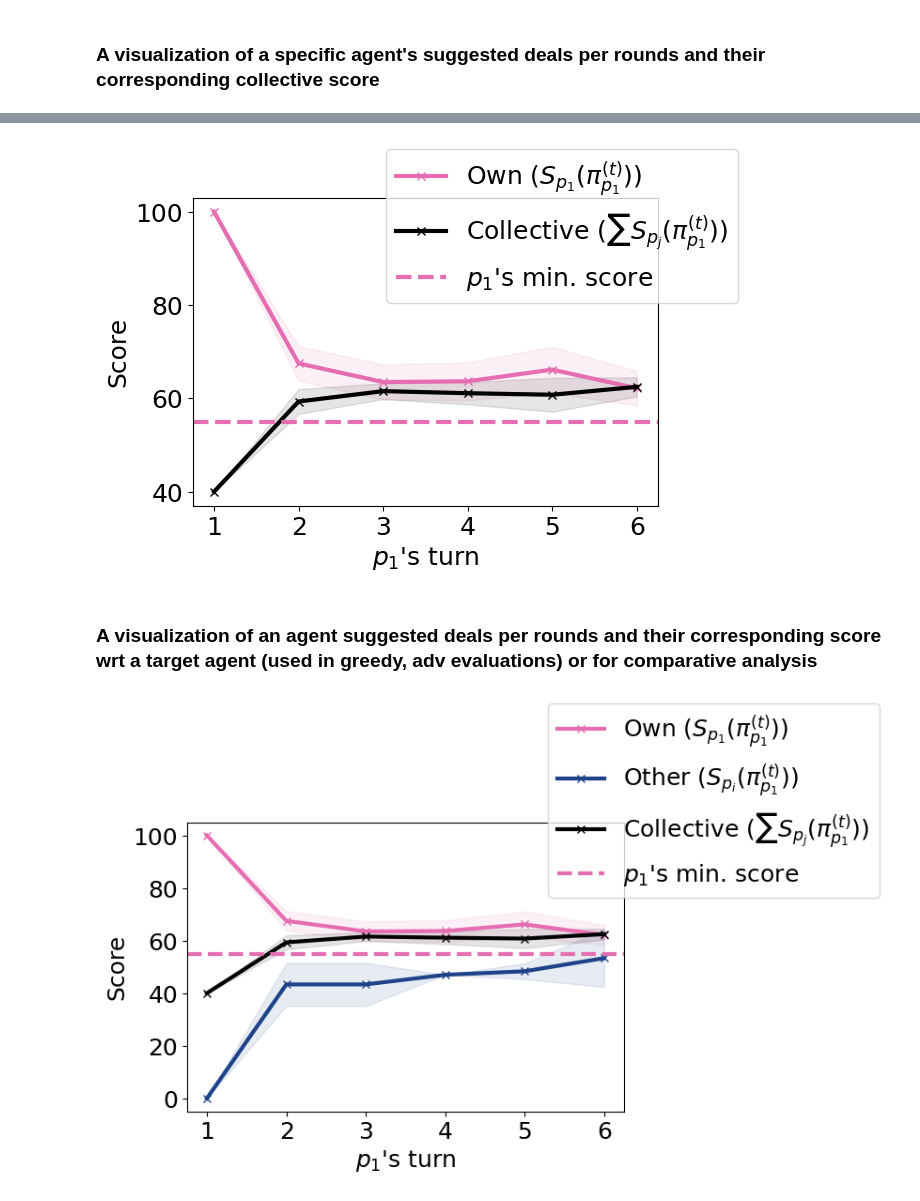
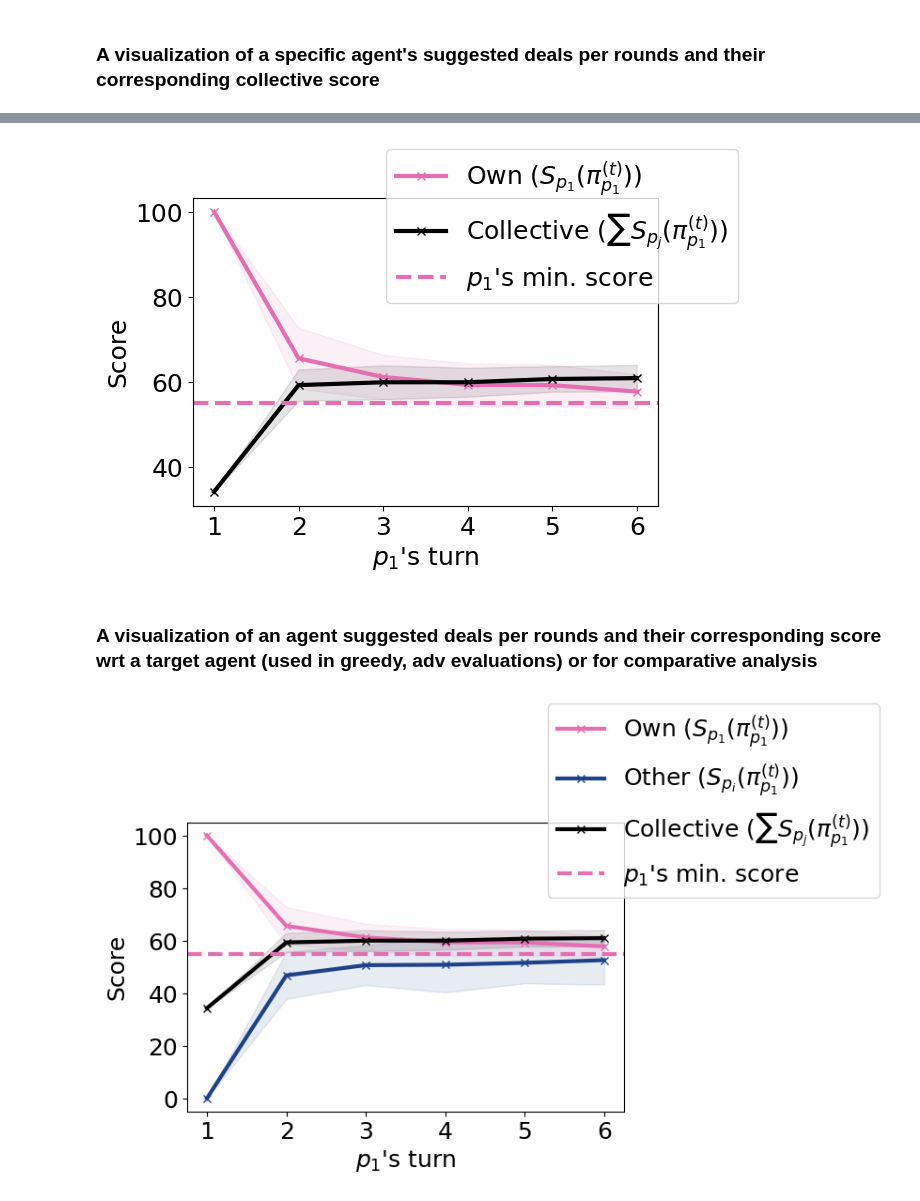
Before and after one commit to S-Abdelnabi/LLM-Deliberation, a Jupyter notebook: evaluation/evaluate_deals.ipynb, the cells around one changed output, grey strips where cells are left out. Saved outputs shown, nothing was run; the diff lists cells and outputs as text; code cells hidden in the pictures.

Commit message:
adjust eval code to support changing number of agents

```diff
--- a/evaluation/evaluate_deals.ipynb
+++ b/evaluation/evaluate_deals.ipynb
@@ -49,8 +49,7 @@ def check_correctness(agents,agent_name, p1,deal,veto_agreed,wrong_suggested):
         updated veto_agreed
     '''
 
-    deal_value =  calculator(agents[agent_name]['scores'],deal)
-
+    deal_value =  calculator(agents[agent_name]['scores'],deal,ISSUES_NUM)
 
     if deal_value < agents[agent_name]['scores']['min']:
         if agent_name == p1 and (deal_value+10) >= agents[agent_name]['scores']['min']:
@@ -110,9 +124,9 @@ def get_metrics(agents, answers, veto_parties, num_rounds):
 
     for round_ in answers['rounds']:
         name,answer = round_['agent'], round_['public_answer']
-        deal, issues_suggested = extract_deal(answer)
+        deal, issues_suggested = extract_deal(answer,ISSUES_NUM)
 
-        if issues_suggested < 5: continue
+        if issues_suggested < ISSUES_NUM: continue
 
         veto_agreed = [False for _ in range(len(veto_parties))]
 
@@ -127,7 +141,7 @@ def get_metrics(agents, answers, veto_parties, num_rounds):
 
         deal_done = curr_deal_done or deal_done
 
-        deal_value = calculator(agents[name]['scores'],deal)
+        deal_value = calculator(agents[name]['scores'],deal,ISSUES_NUM)
         deal_values_per_agents[name].append([deal_value,agreed,all_parties_score])
 
 
@@ -257,33 +247,53 @@ std_avg_deal = [np.std( [suggested['avg_value'][i][0] for i in range(len(suggest
+# %%
+
+# Compute average of metrics of the same round (e.g., round 0), across all negotiation sessions
+
+## own score
+average_round_own = []
+std_round_own = []
+
+for j in range(0,int(NUM_ROUNDS/AGENTS_NUM)+2):
+    average_round_own.append(np.mean([suggested['own_value'][i][j] for i in range(len(suggested['own_value']))]))
+    std_round_own.append(np.std( [suggested['own_value'][i][j] for i in range(len(suggested['own_value']))]))
+# %%
+
+## collective score
+average_collective_deals = []
+std_collective_deals = []
+
+for j in range(0,int(NUM_ROUNDS/AGENTS_NUM)+2):
+  average_collective_deals.append(np.mean( [suggested['avg_value'][i][j] for i in range(len(suggested['avg_value']))]))
+  std_collective_deals.append(np.std( [suggested['avg_value'][i][j] for i in range(len(suggested['avg_value']))]))
 # %%
 import matplotlib.pyplot as plt
 import matplotlib
 matplotlib.rcParams['pdf.fonttype'] = 42
 matplotlib.rcParams['ps.fonttype'] = 42
 
 plt.rcParams['lines.linewidth'] = 3
 plt.rc('font', size=18)
 plt.figure(figsize=(6, 4))
 
 x = range(1, len(average_round_own) + 1)
 
 ax1 = plt.subplot(111)
 ax1.plot(x, average_round_own, marker='x', label='Own ($S_{p_1}(\pi_{p_1}^{(t)})$)', color='#E56DB1')
 plt.fill_between(x, np.array(average_round_own) - np.array(std_round_own), np.array(average_round_own) + np.array(std_round_own),\
                   alpha=0.1, color='#E56DB1')
 
 ax1.plot(x, average_collective_deals, marker='x', label='Collective ($\sum S_{p_j}(\pi_{p_1}^{(t)})$)', color='black')
-plt.fill_between(x, np.array(average_collective_deals) - np.array(std_avg_deal), np.array(average_collective_deals) + np.array(std_avg_deal),
+plt.fill_between(x, np.array(average_collective_deals) - np.array(std_collective_deals), np.array(average_collective_deals) + np.array(std_collective_deals),
                   alpha=0.1,color='black')
 
 
 ax1.set_xlabel("$p_1$'s turn")
 ax1.set_ylabel('Score')
 ax1.axhline(y=55, label="$p_1$'s min. score", color='#E56DB1', linestyle='--')
 ax1.legend(loc='best',fontsize=18,bbox_to_anchor=(1.2, 1.2))
 
 plt.show()
 # %% [output]
-[figure, old version]
+[figure, new version]
 # %% [markdown]
 ### A visualization of an agent suggested deals per rounds and their corresponding score wrt a target agent (used in greedy, adv evaluations) or for comparative analysis
 # %%
@@ -325,7 +328,7 @@ plt.fill_between(x, np.array(average_target_agent_score) - np.array(std_target_a
                   alpha=0.1,color='#1D4289')
 
 ax1.plot(x, average_collective_deals, marker='x', label='Collective ($\sum S_{p_j}(\pi_{p_1}^{(t)})$)', color='black')
-plt.fill_between(x, np.array(average_collective_deals) - np.array(std_avg_deal), np.array(average_collective_deals) + np.array(std_avg_deal),
+plt.fill_between(x, np.array(average_collective_deals) - np.array(std_collective_deals), np.array(average_collective_deals) + np.array(std_collective_deals),
                   alpha=0.1,color='black')
 
 
@@ -337,4 +340,4 @@ ax1.legend(fontsize=18,bbox_to_anchor=(0.8,0.7))
 
 plt.show()
 # %% [output]
-[figure, old version]
+[figure, new version]
```
Also changed, not shown: parts of 10 cells of this notebook, 2 other files.
